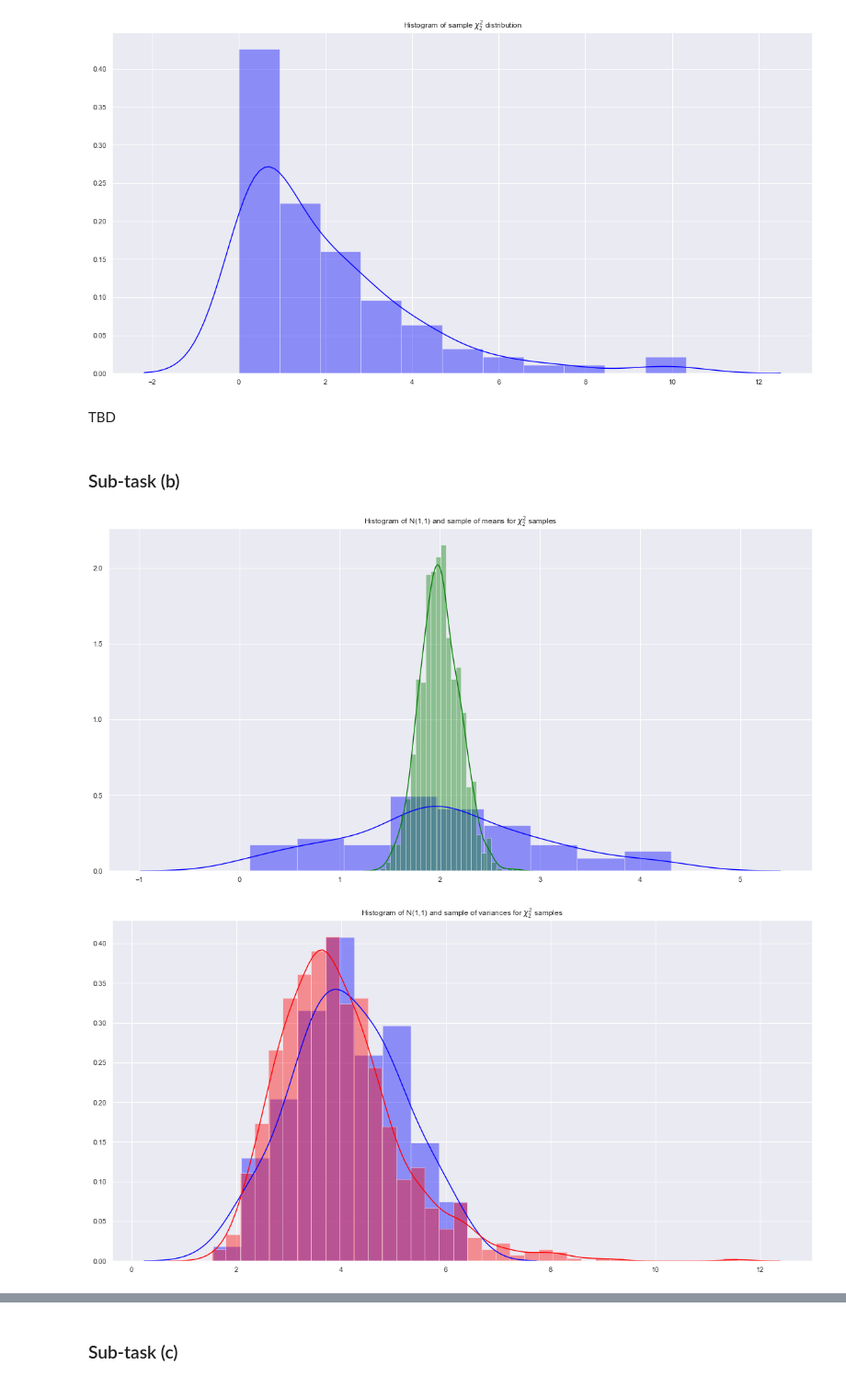
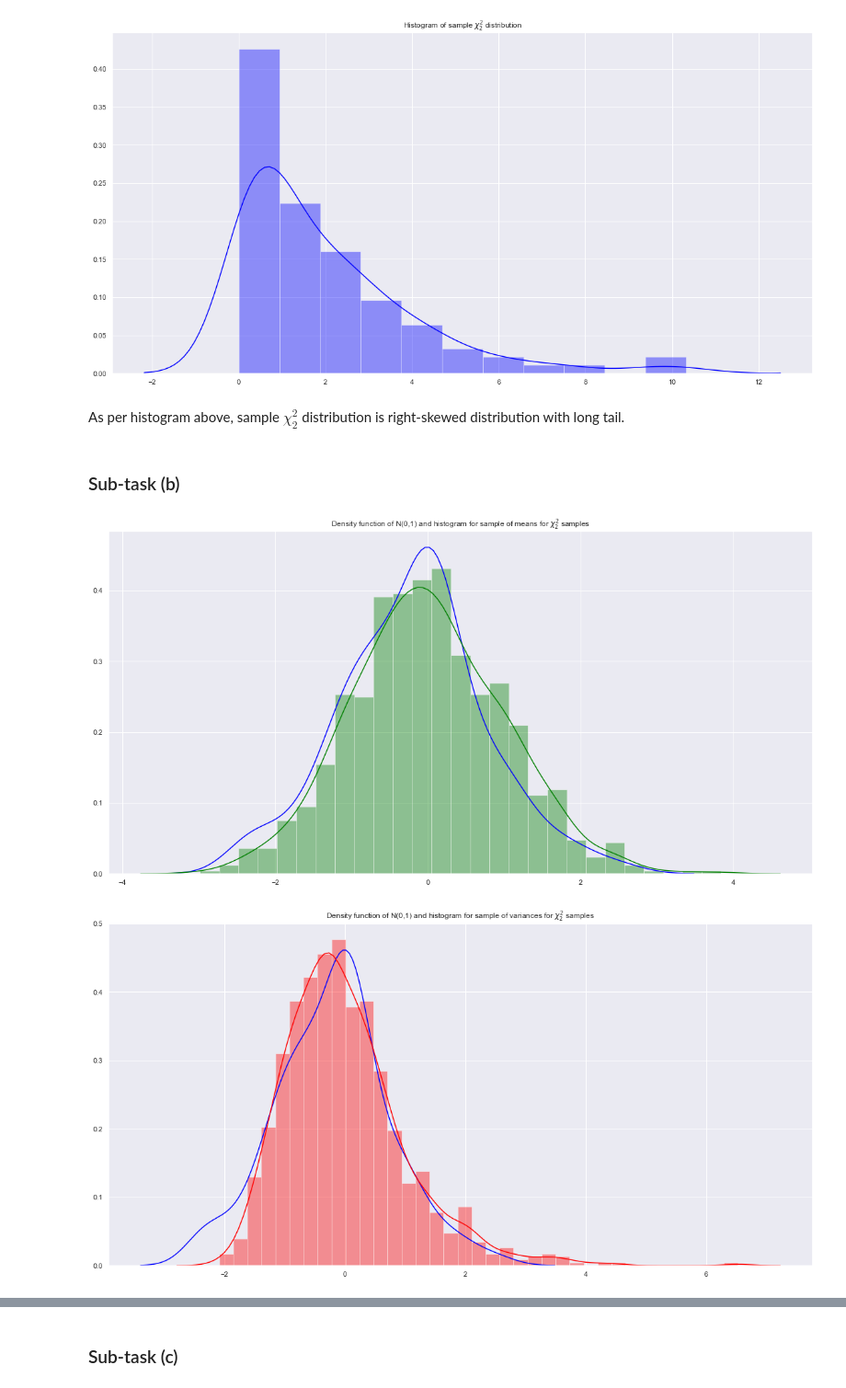
Before and after one commit to kai-wren/Statistic, a Jupyter notebook: Assignment1.ipynb, the cells around one changed output, grey strips where cells are left out. Shown at 92% size. Cells and saved outputs as stored; diff of their text form; code cells hidden in the pictures.

```diff
--- a/Assignment1.ipynb
+++ b/Assignment1.ipynb
@@ -244,34 +270,39 @@ plt.title('Histogram of sample $\chi^2_2$ distribution')
 plt.show()
 # %% [output]
 [figure]
-# %% [markdown]
-TBD
+# %% [markdown]
+As per histogram above, sample $\chi^2_2$ distribution is right-skewed distribution with long tail.
 # %% [markdown]
 ### Sub-task (b)
 # %%
 nList=[]
 meanList=[]
 varList=[]
 for item in d3:
     _, n, mean, var = d3[item]
     nList.append(n)
     meanList.append(mean)
     varList.append(var)
 
-dnormMean = np.random.normal(np.mean(meanList), 1, 100)
-dnormVar = np.random.normal(np.mean(varList), 1, 100)
+dnorm = np.random.normal(0, 1, 100)
+
+array = np.array(meanList)
+meanListNorm = (array - np.mean(array))/ np.std(array)
+
+array = np.array(varList)
+varListNorm = (array - np.mean(array))/ np.std(array)
 
 plt.figure(figsize=(20,10))
-sns.distplot(dnormMean, color='blue')
-sns.distplot(meanList, color='green')
-plt.title('Histogram of N(1,1) and sample of means for $\chi^2_2$ samples')
+sns.distplot(dnorm, color='blue', hist=False)
+sns.distplot(meanListNorm, color='green')
+plt.title('Density function of N(0,1) and histogram for sample of means for $\chi^2_2$ samples')
 plt.show()
 
 plt.figure(figsize=(20,10))
-sns.distplot(dnormVar, color='blue')
-sns.distplot(varList, color='red')
-plt.title('Histogram of N(1,1) and sample of variances for $\chi^2_2$ samples')
+sns.distplot(dnorm, color='blue', hist=False)
+sns.distplot(varListNorm, color='red')
+plt.title('Density function of N(0,1) and histogram for sample of variances for $\chi^2_2$ samples')
 plt.show()
 # %% [output]
-[figure, old version]
+[figure, new version]
-[figure, old version]
+[figure, new version]
```
Also changed, not shown: parts of 30 cells of this notebook.
